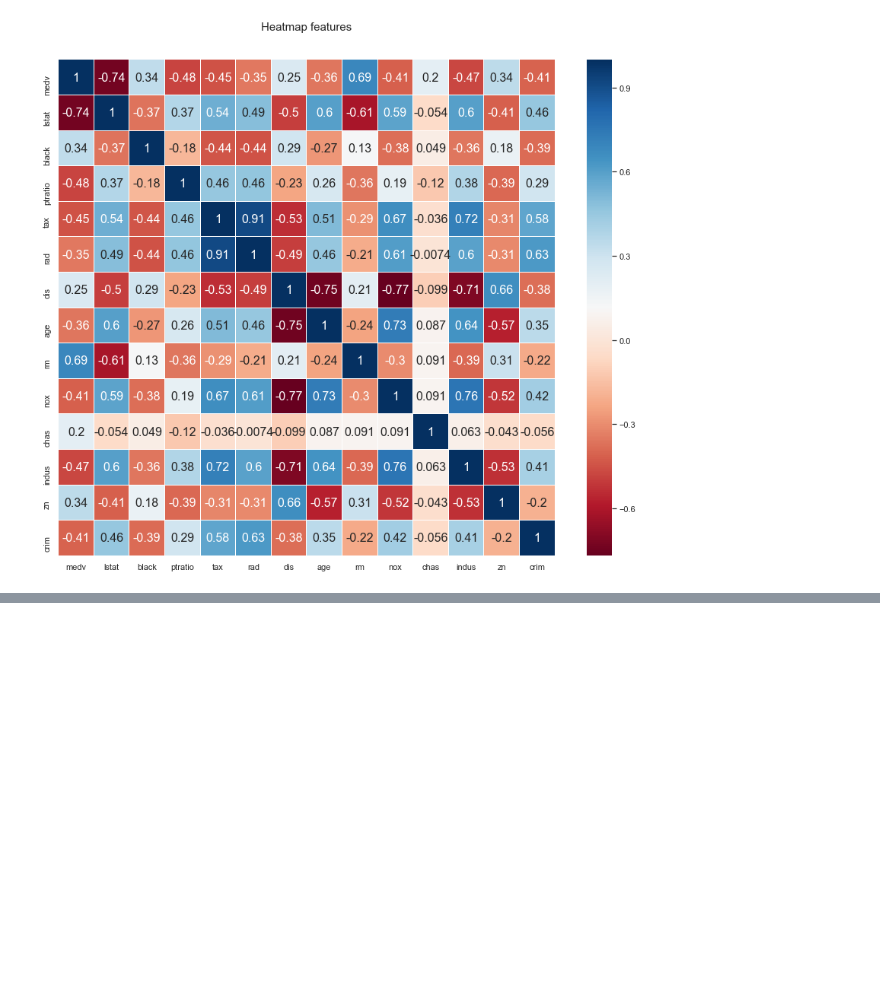
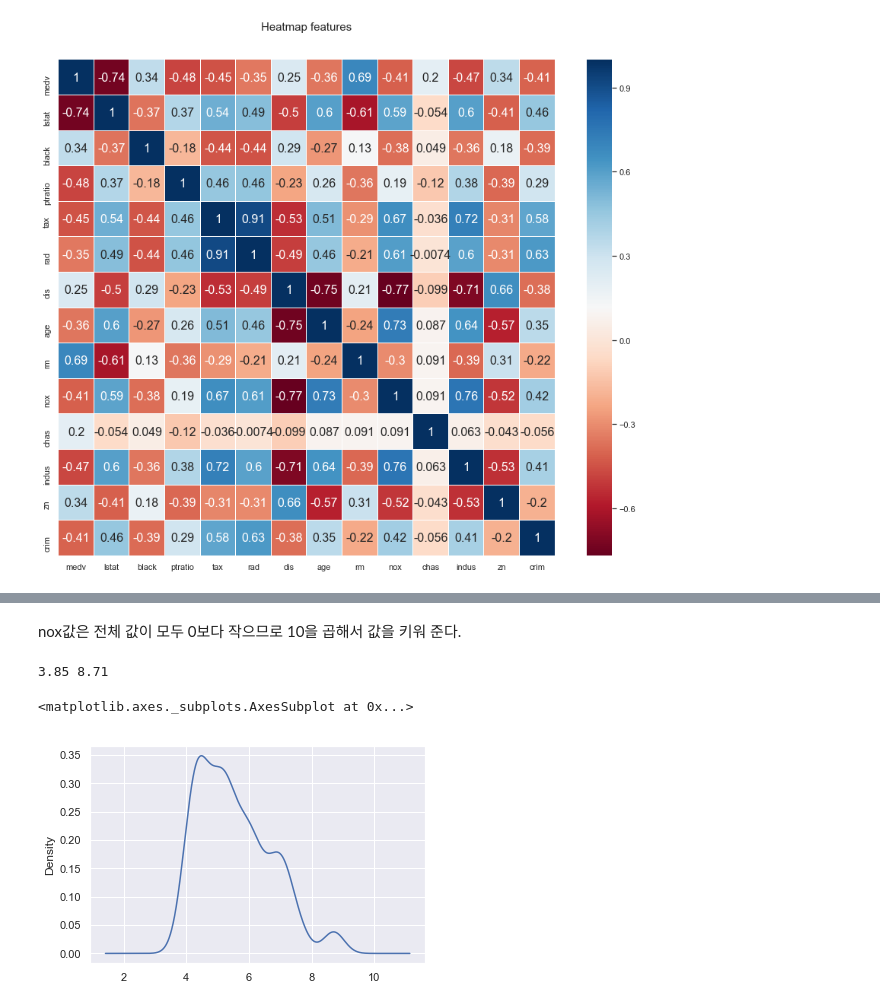
Before and after one commit to vincenthanna/bundang_pangyo_mldl_study_kaggle, a Jupyter notebook: boston_housing/src/kaggle_practice_boston_housing_001.ipynb, the cells around one changed output, grey strips where cells are left out. Cells and saved outputs as stored; diff of their text form; code cells hidden in the pictures; blank space fills up the shorter version.

```diff
--- a/boston_housing/src/kaggle_practice_boston_housing_001.ipynb
+++ b/boston_housing/src/kaggle_practice_boston_housing_001.ipynb
@@ -81,0 +169,10 @@ sns.heatmap(heatmap_data.astype(float).corr(), linewidths=0.1, vmax=1.0,
+# %% [markdown]
+nox값은 전체 값이 모두 0보다 작으므로 10을 곱해서 값을 키워 준다.
+# %%
+merged[Cols.nox] = merged[Cols.nox].map(lambda i : i * 10)
+print(merged[Cols.nox].min(), merged[Cols.nox].max())
+merged[Cols.nox].plot.kde()
+# %% [output]
+3.85 8.71
+<matplotlib.axes._subplots.AxesSubplot at 0x...>
+[figure, added]
```
Also changed, not shown: parts of 17 cells of this notebook.
